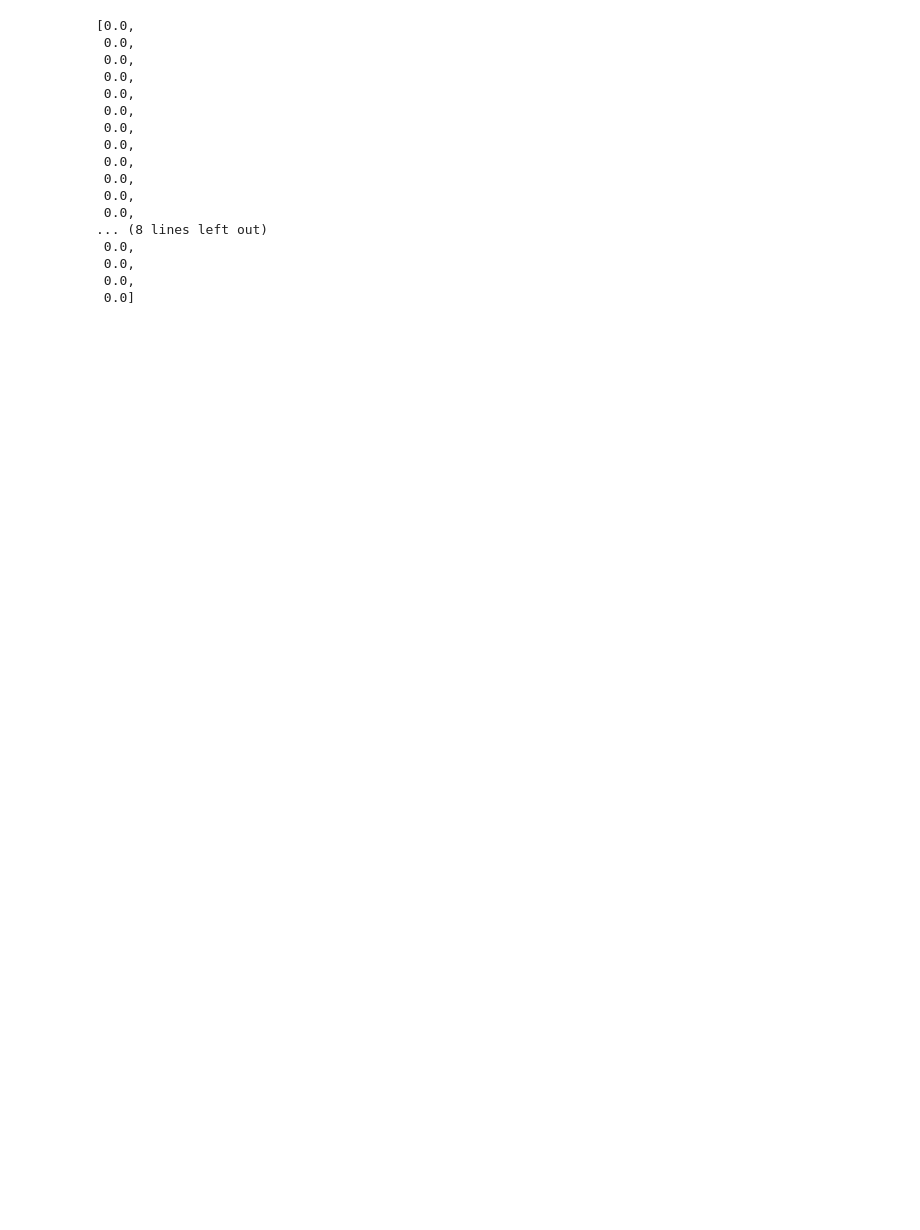
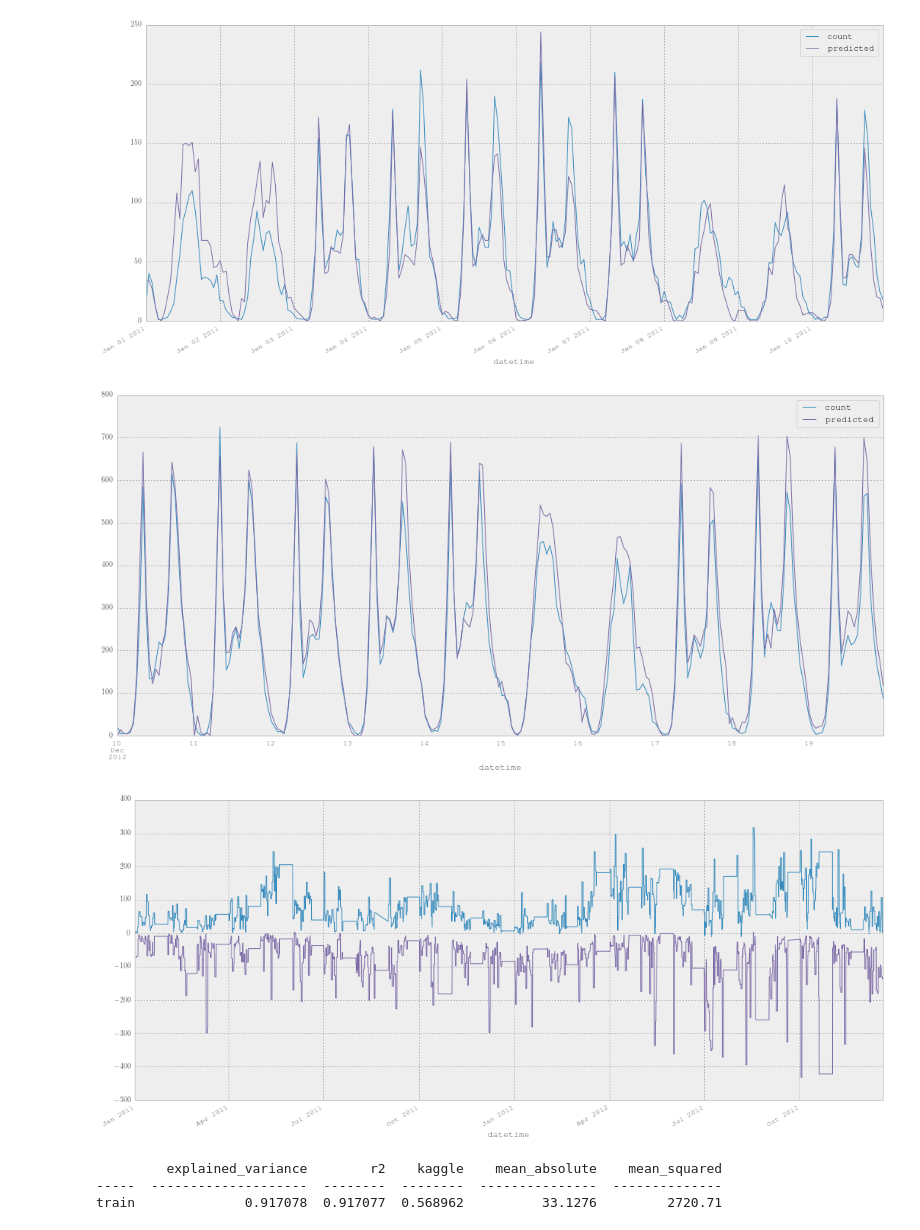
Before and after one commit to peterdemin/bike, a Jupyter notebook: bike.ipynb, the cells around one changed output. Cells and saved outputs as stored; diff of their text form; code cells hidden in the pictures; blank space fills up the shorter version.

```diff
--- a/bike.ipynb
+++ b/bike.ipynb
@@ -16,3 +266,37 @@ sample = ('2011-01-01 00:00:00', 1, 0, 0, 1, 9.84, 14.395, 81, 0, 3, 13, 16)
+# %%
+# plt.figure()
+# print df.describe()
+
+# plt.figure()
+# df.days_ttl.plot()
+
+plt.figure()
+for label in ('count', 'predicted'):
+    df[label][:'2011-01-10'].plot()
+plt.legend()
+
+plt.figure()
+for label in ('count', 'predicted'):
+    df[label]['2012-12-10':].plot()
+plt.legend()
+
+plt.figure()
+df['diff'] = df['count'] - df['predicted']
+pd.rolling_max(df['diff'], 24).plot();
+pd.rolling_min(df['diff'], 24).plot();
+# %% [output]
+[figure, added]
+[figure, added]
+[figure, added]
+# %%
+def kaggle_score(a, b):
+    return (np.sum((np.log(a + 1) - np.log(b + 1)) ** 2) / len(a)) ** 0.5
+
+print tabulate([('train',) + scores(df['count'], df['predicted'])], headers=headers)
+# %% [output]
+         explained_variance        r2    kaggle    mean_absolute    mean_squared
+-----  --------------------  --------  --------  ---------------  --------------
+train              0.917078  0.917077  0.568962          33.1276         2720.71
 # %%
 def gaussian(x, mu, sig):
     return math.exp(-(x - mu)*(x - mu) / (2.0 * sig * sig))
@@ -33,25 +317,7 @@ def month_distance(a, b):
 #     return (a - b) ** 2
 
 
-[hour_distance(x, 12.0) for x in range(0, 24)]
+# [hour_distance(x, 12.0) for x in range(0, 24)]
-# %% [output]
-[0.0,
- 0.0,
- 0.0,
- 0.0,
- 0.0,
- 0.0,
- 0.0,
- 0.0,
- 0.0,
- 0.0,
- 0.0,
- 0.0,
-... (8 lines left out)
- 0.0,
- 0.0,
- 0.0,
- 0.0]
 # %%
 def read_csv(filename):
     with open(filename) as fp:
```
Also changed, not shown: parts of 20 cells of this notebook, 4 other files.
